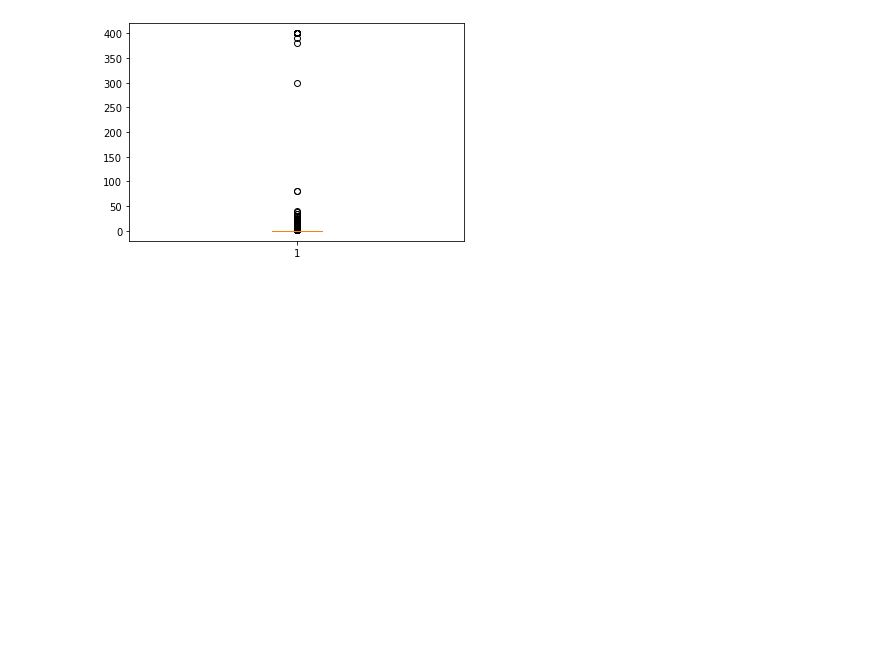
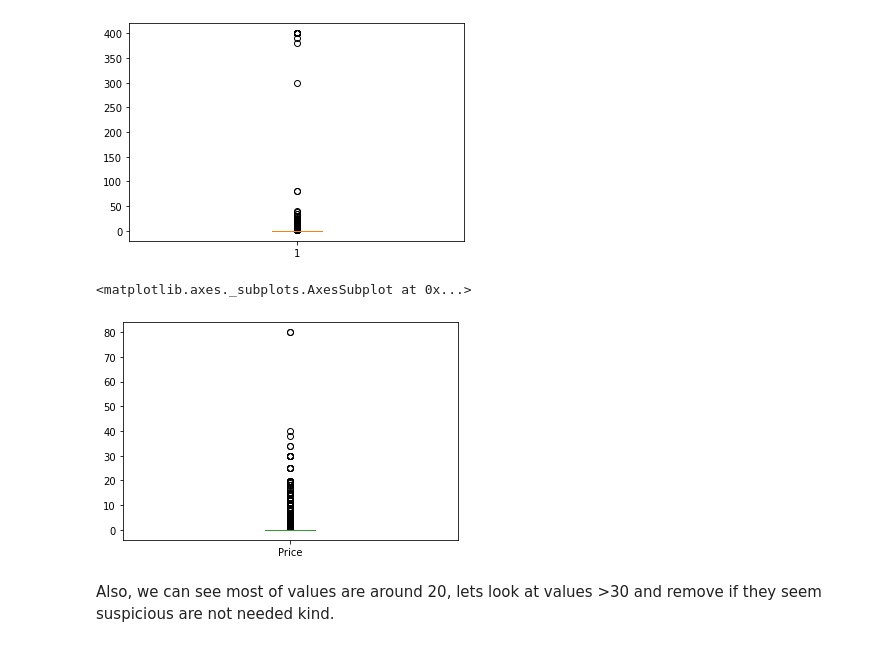
Before and after one commit to santoshkumarvagga/Data-Science, a Jupyter notebook: Matplotlib.ipynb, the cells around one changed output. Drawn from its saved outputs; the diff is of its cells as text; code cells hidden in the pictures; blank space fills up the shorter version.

```diff
--- a/Matplotlib.ipynb
+++ b/Matplotlib.ipynb
@@ -647,3 +647,12 @@ plt.boxplot(df.Price)
 plt.show()
 # %% [output]
 [figure]
+# %%
+# this looks very compressed..
+# But since we have most of apps are 'FREE'. Hence prize >200 $ is not allowed(assume) and hence remove these
+df[df.Price<200].Price.plot.box()
+# %% [output]
+<matplotlib.axes._subplots.AxesSubplot at 0x...>
+[figure, added]
+# %% [markdown]
+Also, we can see most of values are around 20, lets look at values >30 and remove if they seem suspicious are not needed kind.
```
